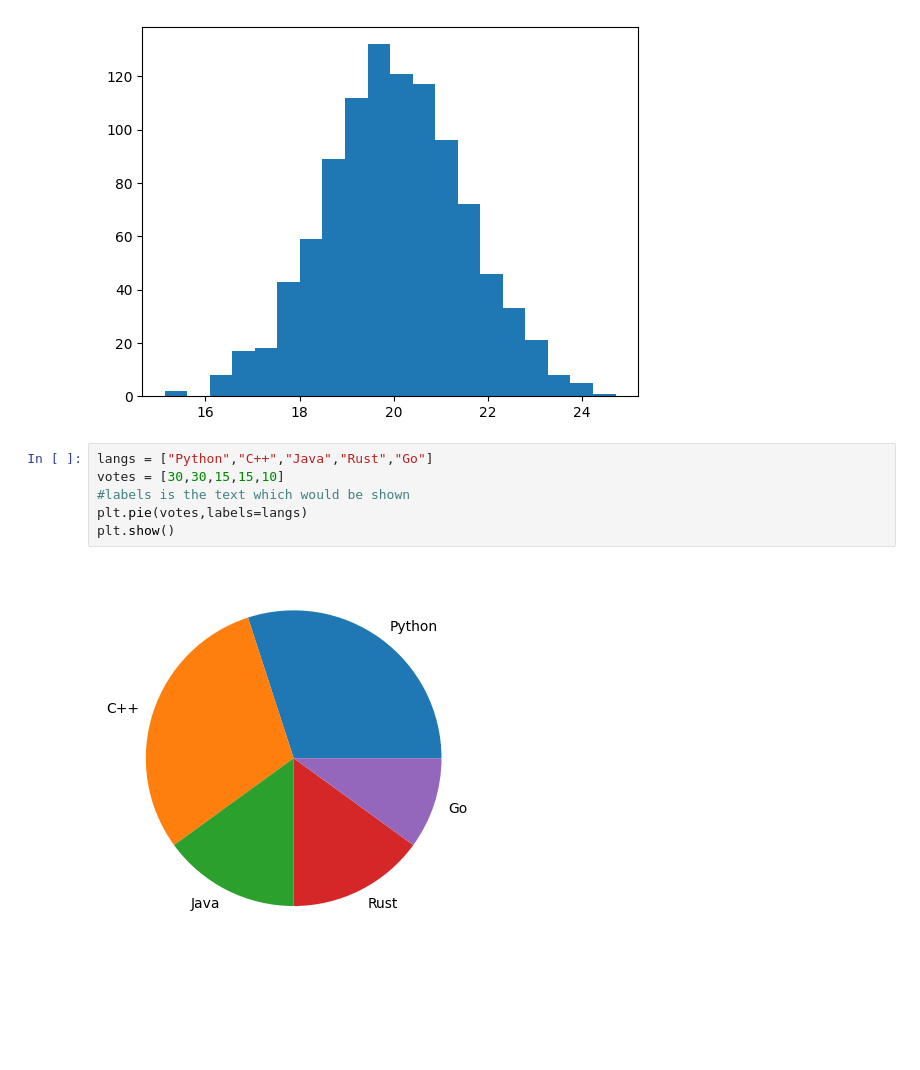
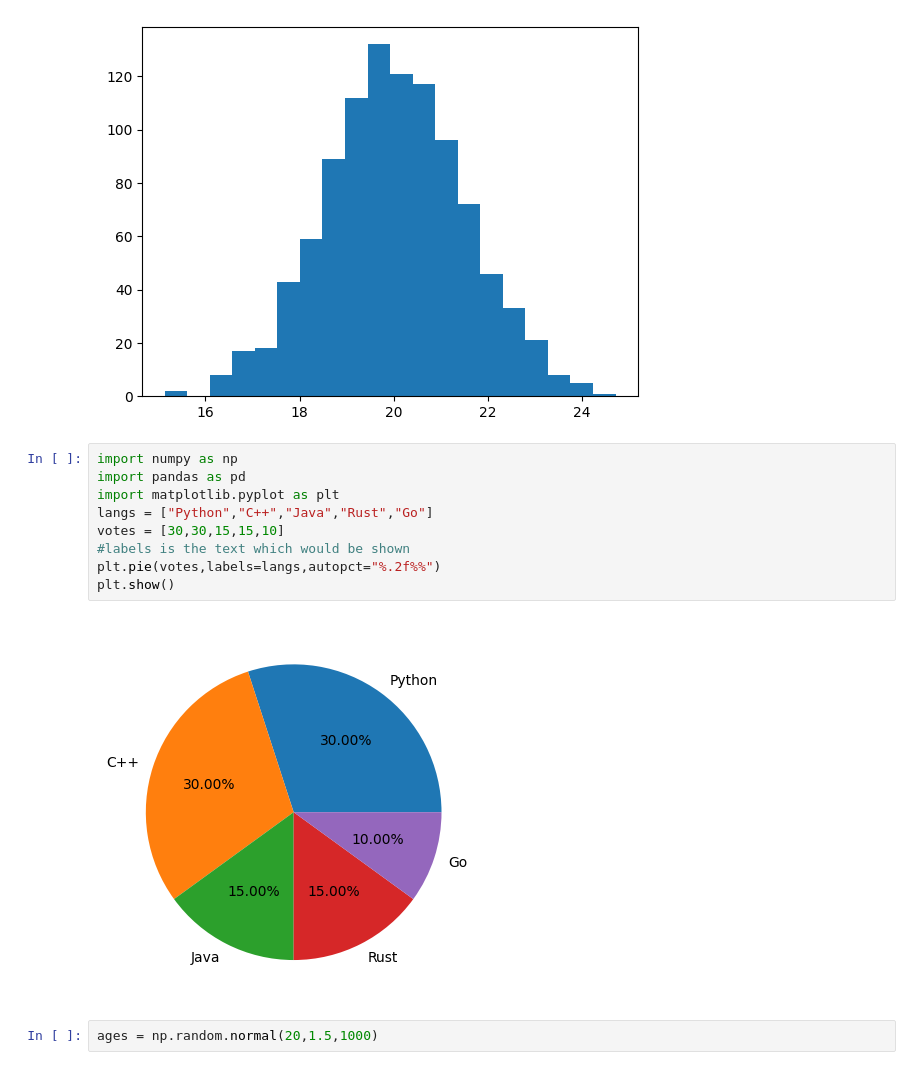
Before and after one commit to Peanshupranjal18/Python_Data_Analysis, a Jupyter notebook: Untitled.ipynb, the cells around one changed output. Cells and saved outputs as stored; diff of their text form; blank space fills up the shorter version.

```diff
--- a/Untitled.ipynb
+++ b/Untitled.ipynb
@@ -403,10 +403,15 @@ plt.hist(ages,bins=20)
  <BarContainer object of 20 artists>)
 [figure]
 # %%
+import numpy as np
+import pandas as pd
+import matplotlib.pyplot as plt
 langs = ["Python","C++","Java","Rust","Go"]
 votes = [30,30,15,15,10]
 #labels is the text which would be shown
-plt.pie(votes,labels=langs)
+plt.pie(votes,labels=langs,autopct="%.2f%%")
 plt.show()
 # %% [output]
-[figure, old version]
+[figure, new version]
+# %%
+ages = np.random.normal(20,1.5,1000)
```
Also changed, not shown: parts of 3 cells of this notebook.
